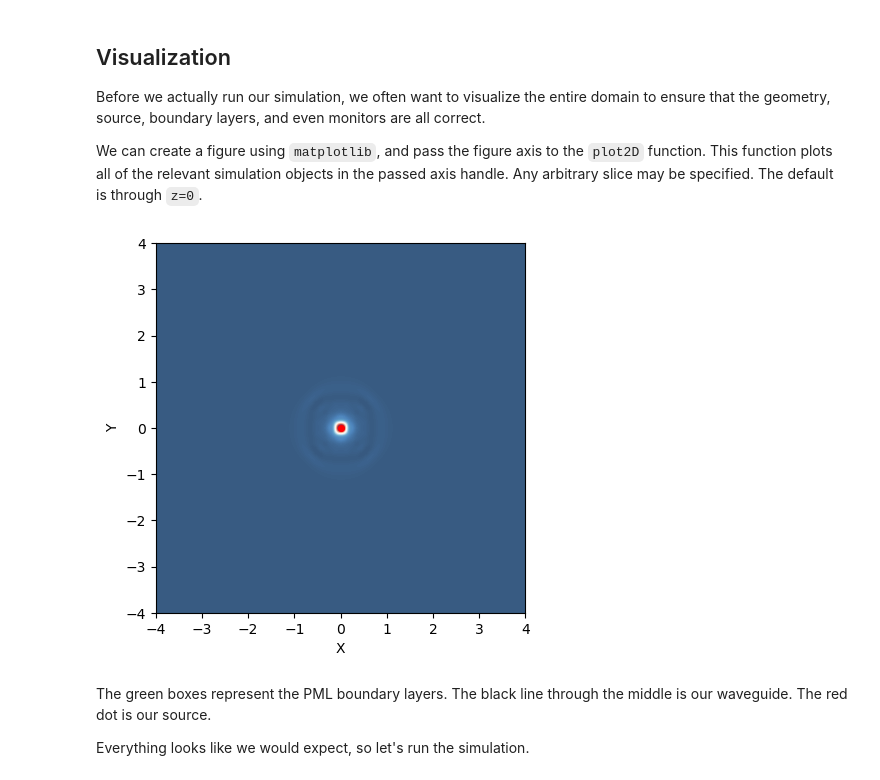
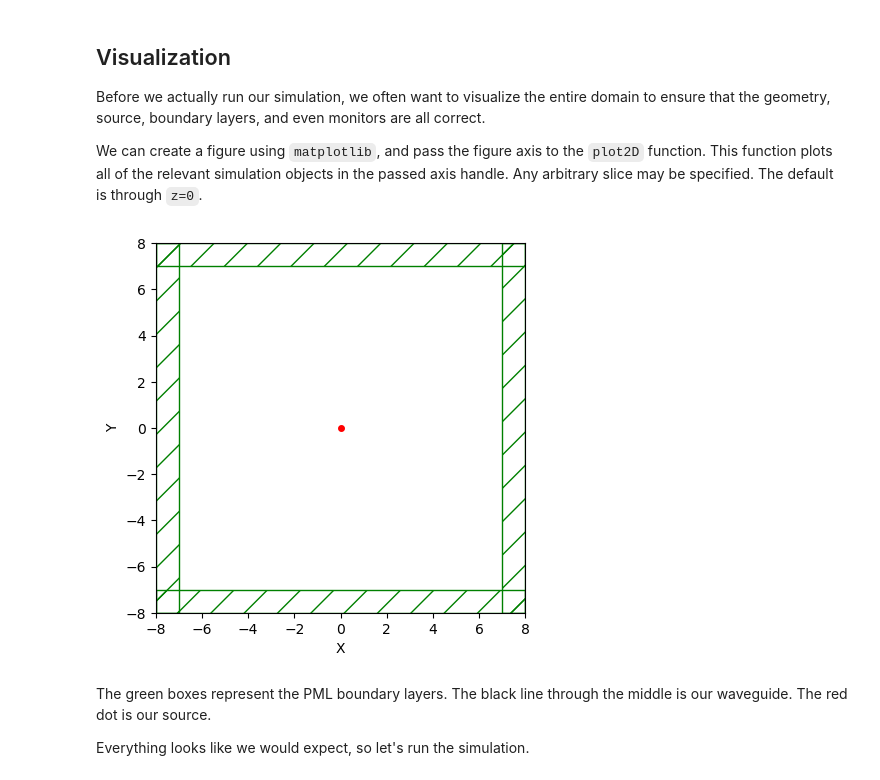
Before and after one commit to ZhigangPu/meep, a Jupyter notebook: python/MyExamples/GaussianPulseInAir2D/gaussianPulseInAir2D.ipynb, the cells around one changed output. Cells and saved outputs as stored; diff of their text form; code cells hidden in the pictures.

```diff
--- a/python/MyExamples/GaussianPulseInAir2D/gaussianPulseInAir2D.ipynb
+++ b/python/MyExamples/GaussianPulseInAir2D/gaussianPulseInAir2D.ipynb
@@ -12,7 +12,7 @@ We can begin specifying each of the simulation objects starting with the computa
 
 We're going to put a source at one end and watch the fields propagate down the waveguide in the $x$ direction, so let's use a cell of length 16 $\mu$m in the $x$ direction to give it some distance to propagate. In the $y$ direction, we just need enough room so that the boundaries do not affect the waveguide mode; let's give it a size of 8 $\mu$m.
 # %%
-cell = mp.Vector3(16, 16, 16)
+cell = mp.Vector3(16, 16, 0)
 # %% [markdown]
 The `Vector3` object stores the size of the cell in each of the three coordinate directions. This is a 2d cell in $x$ and $y$ where the $z$ direction has size 0. All 2D simulations must lie in the XY plane, as we've specified.
 # %% [markdown]
@@ -79,14 +79,12 @@ We can create a figure using `matplotlib`, and pass the figure axis to the `plot
 # %%
 from matplotlib import pyplot as plt
 
-vol = mp.Volume(mp.Vector3(0.0,0.0,0.0), mp.Vector3(8.0,8.0,0.0))
-
 %matplotlib inline
 plt.figure(dpi=100)
-sim.plot2D(fields=mp.Ez, output_plane=vol)
+sim.plot2D()
 plt.show()
 # %% [output]
-[figure, old version]
+[figure, new version]
 # %% [markdown]
 The green boxes represent the PML boundary layers. The black line through the middle is our waveguide. The red dot is our source.
 
```
Also changed, not shown: parts of 6 cells of this notebook, 3 other files.
